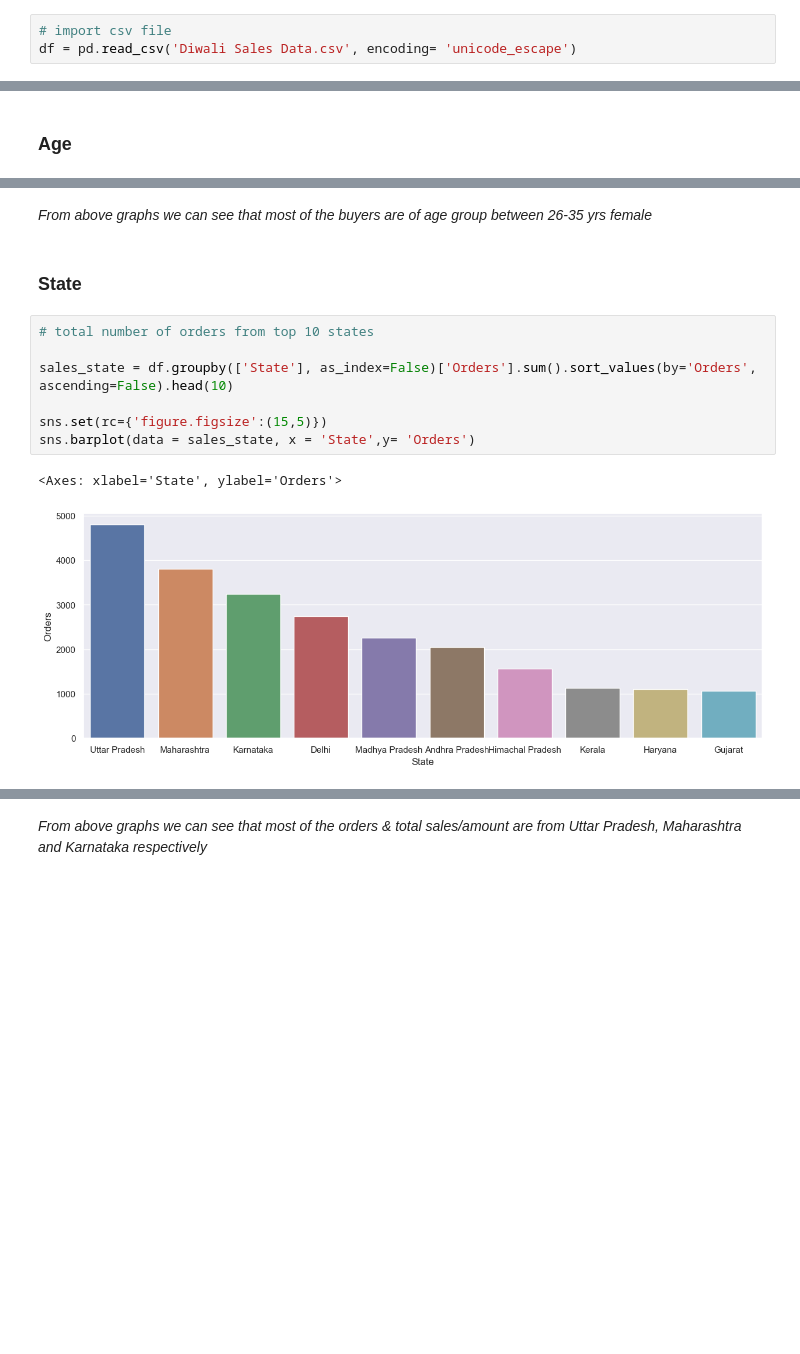
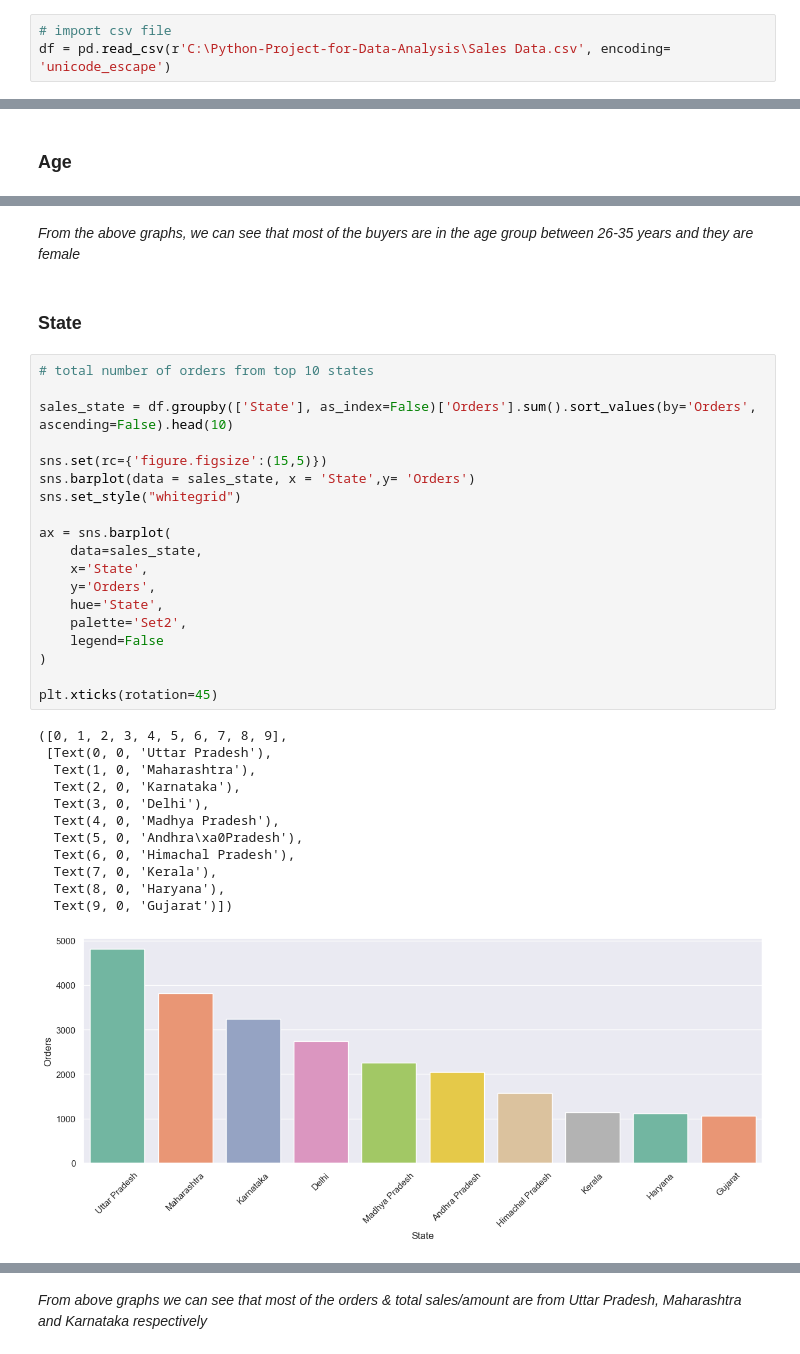
Before and after one commit to rauf105/Python-Project-for-Data-Analysis, a Jupyter notebook: Sales_Analysis.ipynb, the cells around one changed output, grey strips where cells are left out. Drawn from its saved outputs; the diff is of its cells as text; blank space fills up the shorter version.

Commit message:
updated project

```diff
--- a/Sales_Analysis.ipynb
+++ b/Sales_Analysis.ipynb
@@ -8,7 +8,7 @@ import matplotlib.pyplot as plt # visualizing data
 import seaborn as sns
 # %%
 # import csv file
-df = pd.read_csv('Diwali Sales Data.csv', encoding= 'unicode_escape')
+df = pd.read_csv(r'C:\Python-Project-for-Data-Analysis\Sales Data.csv', encoding= 'unicode_escape')
 # %%
 df.shape
 # %% [output]
@@ -167,17 +254,39 @@ sns.barplot(x = 'Age Group',y= 'Amount' ,data = sales_age)
 # %% [markdown]
-*From above graphs we can see that most of the buyers are of age group between 26-35 yrs female*
+*From the above graphs, we can see that most of the buyers are in the age group between 26-35 years and they are female*
 # %% [markdown]
 ### State
 # %%
 # total number of orders from top 10 states
 
 sales_state = df.groupby(['State'], as_index=False)['Orders'].sum().sort_values(by='Orders', ascending=False).head(10)
 
 sns.set(rc={'figure.figsize':(15,5)})
 sns.barplot(data = sales_state, x = 'State',y= 'Orders')
+sns.set_style("whitegrid")
+
+ax = sns.barplot(
+    data=sales_state,
+    x='State',
+    y='Orders',
+    hue='State',
+    palette='Set2',
+    legend=False
+)
+
+plt.xticks(rotation=45)
 # %% [output]
-<Axes: xlabel='State', ylabel='Orders'>
+([0, 1, 2, 3, 4, 5, 6, 7, 8, 9],
+ [Text(0, 0, 'Uttar Pradesh'),
+  Text(1, 0, 'Maharashtra'),
+  Text(2, 0, 'Karnataka'),
+  Text(3, 0, 'Delhi'),
+  Text(4, 0, 'Madhya Pradesh'),
+  Text(5, 0, 'Andhra\xa0Pradesh'),
+  Text(6, 0, 'Himachal Pradesh'),
+  Text(7, 0, 'Kerala'),
+  Text(8, 0, 'Haryana'),
+  Text(9, 0, 'Gujarat')])
-[figure, old version]
+[figure, new version]
 # %%
 # total amount/sales from top 10 states
 
```
Also changed, not shown: parts of 26 cells of this notebook.
